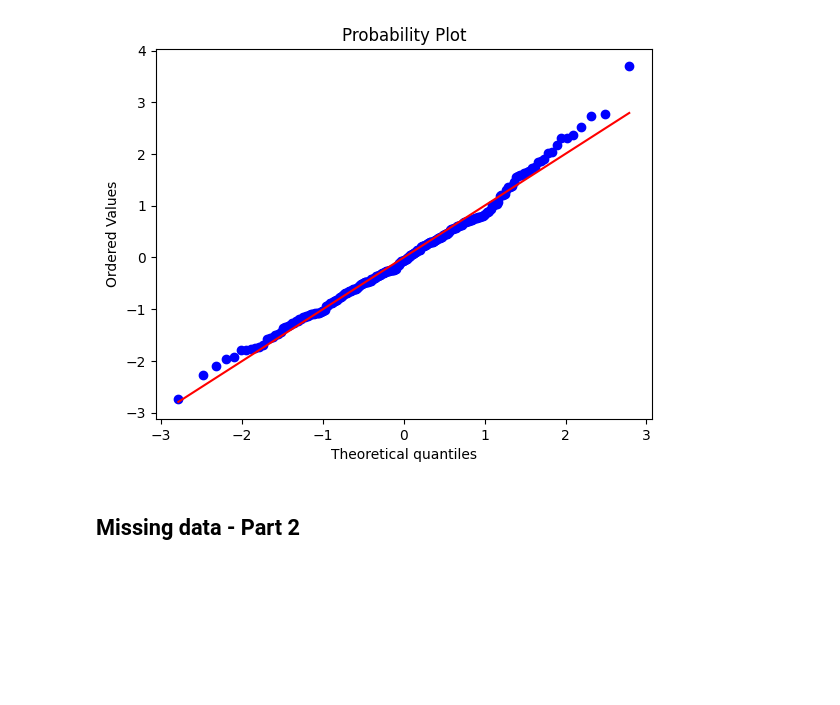
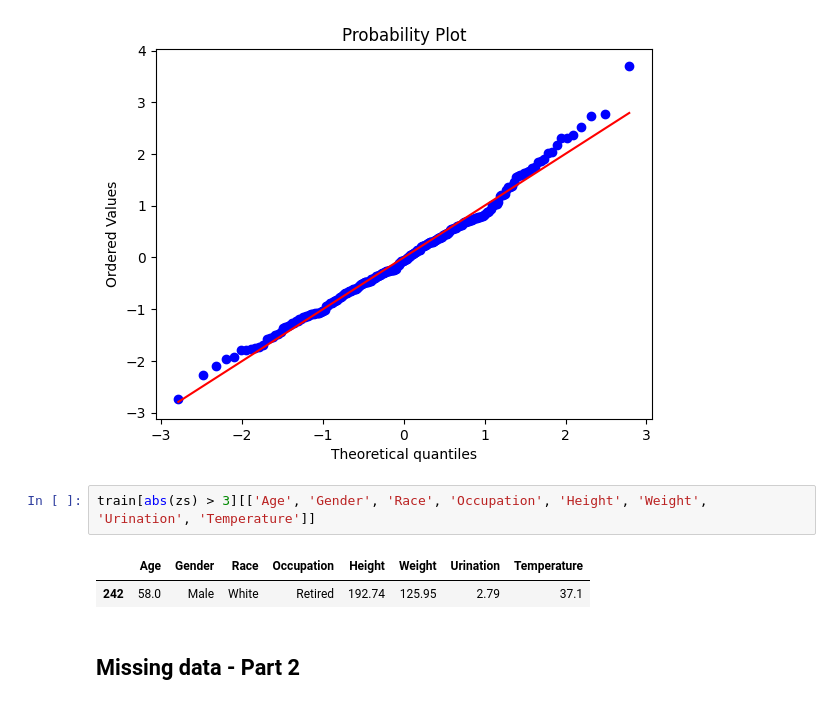
Before and after one commit to Even-tr/IN-STK5000-9000-Project-1, a Jupyter notebook: NotebookV2.ipynb, the cells around one changed output. Drawn from its saved outputs; the diff is of its cells as text; blank space fills up the shorter version.

```diff
--- a/NotebookV2.ipynb
+++ b/NotebookV2.ipynb
@@ -301,6 +298,11 @@ stats.probplot(zs, dist="norm", plot=plt)
 plt.show()
 # %% [output]
 [figure]
+# %%
+train[abs(zs) > 3][['Age', 'Gender', 'Race', 'Occupation', 'Height', 'Weight', 'Urination', 'Temperature']]
+# %% [output]
+|  | Age | Gender | Race | Occupation | Height | Weight | Urination | Temperature |
+| 242 | 58.0 | Male | White | Retired | 192.74 | 125.95 | 2.79 | 37.1 |
 # %% [markdown]
 ## Missing data - Part 2
 # %% [markdown]
```
Also changed, not shown: parts of 7 cells of this notebook, 9 other files.
